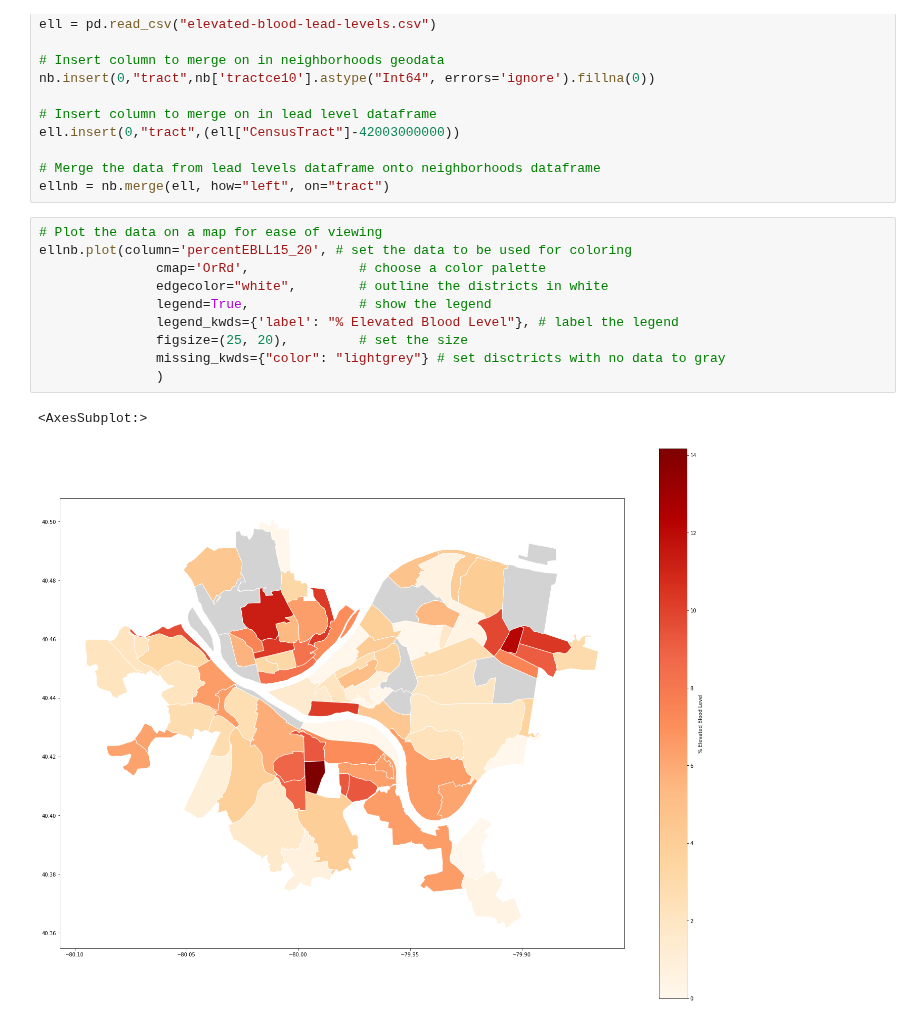
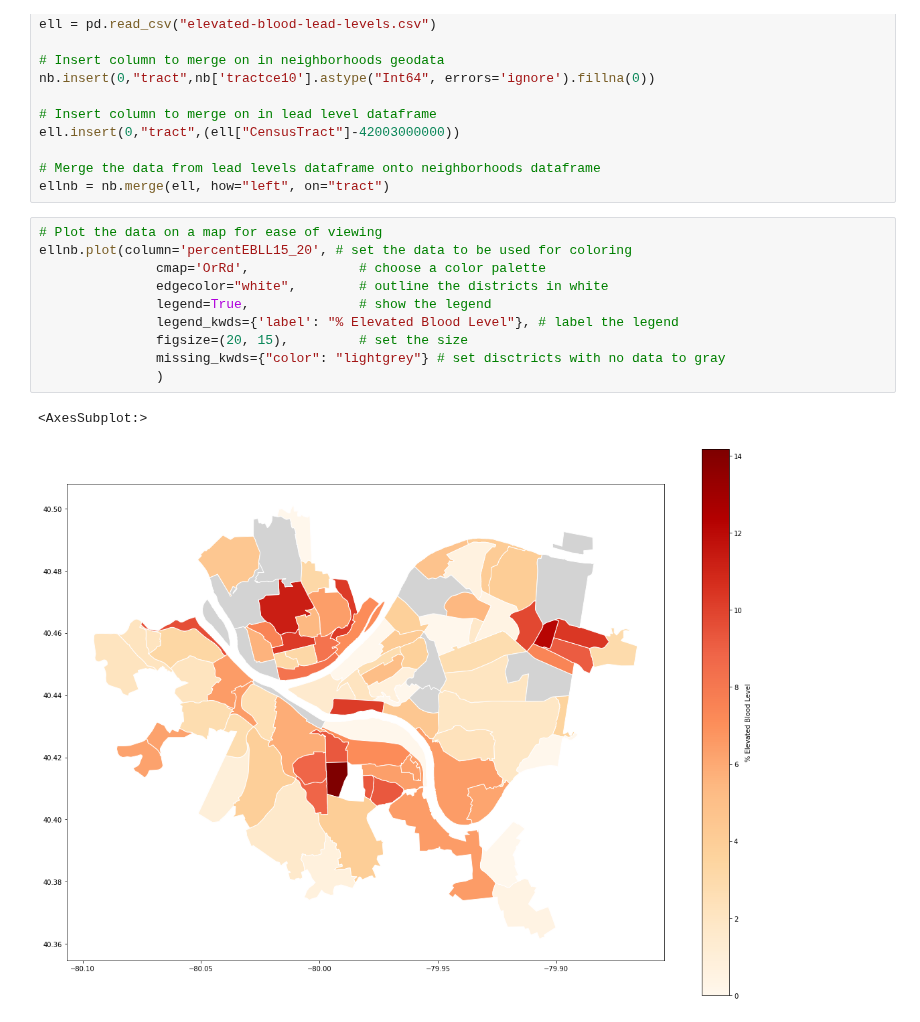
Before and after one commit to neffers/pittsburgh-neighborhood-analysis, a Jupyter notebook: jbb65-lead-in-the-water.ipynb, the cells around one changed output. Drawn from its saved outputs; the diff is of its cells as text.

Commit message:
added graphs and further writeup

```diff
--- a/jbb65-lead-in-the-water.ipynb
+++ b/jbb65-lead-in-the-water.ipynb
@@ -29,13 +29,13 @@ ellnb = nb.merge(ell, how="left", on="tract")
 # %%
 # Plot the data on a map for ease of viewing
 ellnb.plot(column='percentEBLL15_20', # set the data to be used for coloring
                cmap='OrRd',              # choose a color palette
                edgecolor="white",        # outline the districts in white
                legend=True,              # show the legend
                legend_kwds={'label': "% Elevated Blood Level"}, # label the legend
-               figsize=(25, 20),         # set the size
+               figsize=(20, 15),         # set the size
                missing_kwds={"color": "lightgrey"} # set disctricts with no data to gray
                )
 # %% [output]
 <AxesSubplot:>
-[figure, old version]
+[figure, new version]
```
Also changed, not shown: parts of 8 cells of this notebook.
